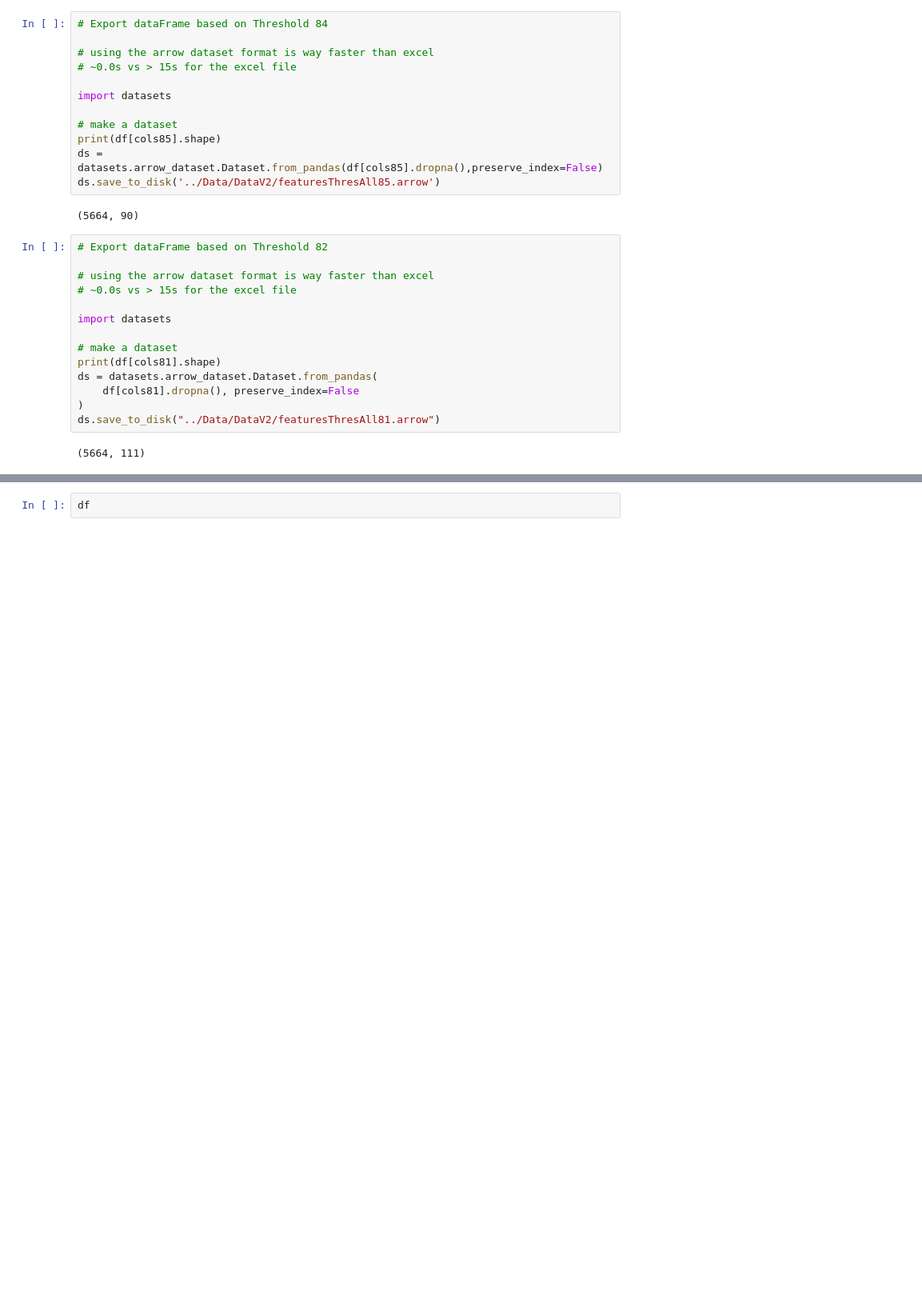
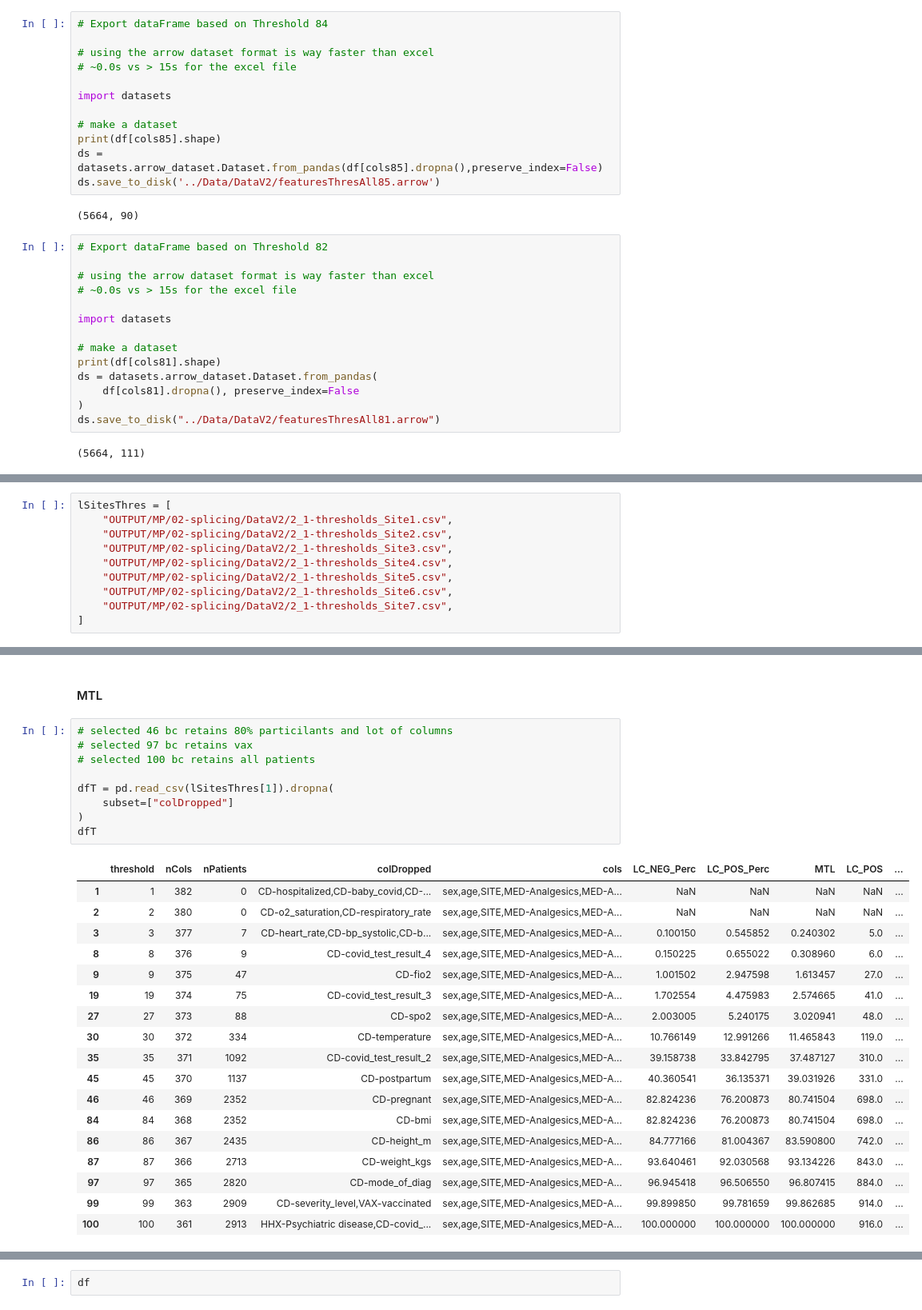
Before and after one commit to davidtweddell/lc_repo, a Jupyter notebook: 01-splicing-data.ipynb, the cells around one changed output, grey strips where cells are left out. Shown at 80% size. Drawn from its saved outputs; the diff is of its cells as text; blank space fills up the shorter version.

```diff
--- a/01-splicing-data.ipynb
+++ b/01-splicing-data.ipynb
@@ -653,0 +793,10 @@ ds.save_to_disk("../Data/DataV2/featuresThresAll81.arrow")
+# %%
+lSitesThres = [
+    "OUTPUT/MP/02-splicing/DataV2/2_1-thresholds_Site1.csv",
+    "OUTPUT/MP/02-splicing/DataV2/2_1-thresholds_Site2.csv",
+    "OUTPUT/MP/02-splicing/DataV2/2_1-thresholds_Site3.csv",
+    "OUTPUT/MP/02-splicing/DataV2/2_1-thresholds_Site4.csv",
+    "OUTPUT/MP/02-splicing/DataV2/2_1-thresholds_Site5.csv",
+    "OUTPUT/MP/02-splicing/DataV2/2_1-thresholds_Site6.csv",
+    "OUTPUT/MP/02-splicing/DataV2/2_1-thresholds_Site7.csv",
+]
@@ -653,0 +881,30 @@ ds.save_to_disk("../Data/DataV2/featuresThresAll81.arrow")
+# %% [markdown]
+#### MTL
+# %%
+# selected 46 bc retains 80% particilants and lot of columns
+# selected 97 bc retains vax
+# selected 100 bc retains all patients
+
+dfT = pd.read_csv(lSitesThres[1]).dropna(
+    subset=["colDropped"]
+)
+dfT
+# %% [output]
+|  | threshold | nCols | nPatients | colDropped | cols | LC_NEG_Perc | LC_POS_Perc | MTL | LC_POS | ... |
+| 1 | 1 | 382 | 0 | CD-hospitalized,CD-baby_covid,CD-... | sex,age,SITE,MED-Analgesics,MED-A... | NaN | NaN | NaN | NaN | ... |
+| 2 | 2 | 380 | 0 | CD-o2_saturation,CD-respiratory_rate | sex,age,SITE,MED-Analgesics,MED-A... | NaN | NaN | NaN | NaN | ... |
+| 3 | 3 | 377 | 7 | CD-heart_rate,CD-bp_systolic,CD-b... | sex,age,SITE,MED-Analgesics,MED-A... | 0.100150 | 0.545852 | 0.240302 | 5.0 | ... |
+| 8 | 8 | 376 | 9 | CD-covid_test_result_4 | sex,age,SITE,MED-Analgesics,MED-A... | 0.150225 | 0.655022 | 0.308960 | 6.0 | ... |
+| 9 | 9 | 375 | 47 | CD-fio2 | sex,age,SITE,MED-Analgesics,MED-A... | 1.001502 | 2.947598 | 1.613457 | 27.0 | ... |
+| 19 | 19 | 374 | 75 | CD-covid_test_result_3 | sex,age,SITE,MED-Analgesics,MED-A... | 1.702554 | 4.475983 | 2.574665 | 41.0 | ... |
+| 27 | 27 | 373 | 88 | CD-spo2 | sex,age,SITE,MED-Analgesics,MED-A... | 2.003005 | 5.240175 | 3.020941 | 48.0 | ... |
+| 30 | 30 | 372 | 334 | CD-temperature | sex,age,SITE,MED-Analgesics,MED-A... | 10.766149 | 12.991266 | 11.465843 | 119.0 | ... |
+| 35 | 35 | 371 | 1092 | CD-covid_test_result_2 | sex,age,SITE,MED-Analgesics,MED-A... | 39.158738 | 33.842795 | 37.487127 | 310.0 | ... |
+| 45 | 45 | 370 | 1137 | CD-postpartum | sex,age,SITE,MED-Analgesics,MED-A... | 40.360541 | 36.135371 | 39.031926 | 331.0 | ... |
+| 46 | 46 | 369 | 2352 | CD-pregnant | sex,age,SITE,MED-Analgesics,MED-A... | 82.824236 | 76.200873 | 80.741504 | 698.0 | ... |
+| 84 | 84 | 368 | 2352 | CD-bmi | sex,age,SITE,MED-Analgesics,MED-A... | 82.824236 | 76.200873 | 80.741504 | 698.0 | ... |
+| 86 | 86 | 367 | 2435 | CD-height_m | sex,age,SITE,MED-Analgesics,MED-A... | 84.777166 | 81.004367 | 83.590800 | 742.0 | ... |
+| 87 | 87 | 366 | 2713 | CD-weight_kgs | sex,age,SITE,MED-Analgesics,MED-A... | 93.640461 | 92.030568 | 93.134226 | 843.0 | ... |
+| 97 | 97 | 365 | 2820 | CD-mode_of_diag | sex,age,SITE,MED-Analgesics,MED-A... | 96.945418 | 96.506550 | 96.807415 | 884.0 | ... |
+| 99 | 99 | 363 | 2909 | CD-severity_level,VAX-vaccinated | sex,age,SITE,MED-Analgesics,MED-A... | 99.899850 | 99.781659 | 99.862685 | 914.0 | ... |
+| 100 | 100 | 361 | 2913 | HHX-Psychiatric disease,CD-covid_... | sex,age,SITE,MED-Analgesics,MED-A... | 100.000000 | 100.000000 | 100.000000 | 916.0 | ... |
```
Also changed, not shown: parts of 34 cells of this notebook, 22 other files.
